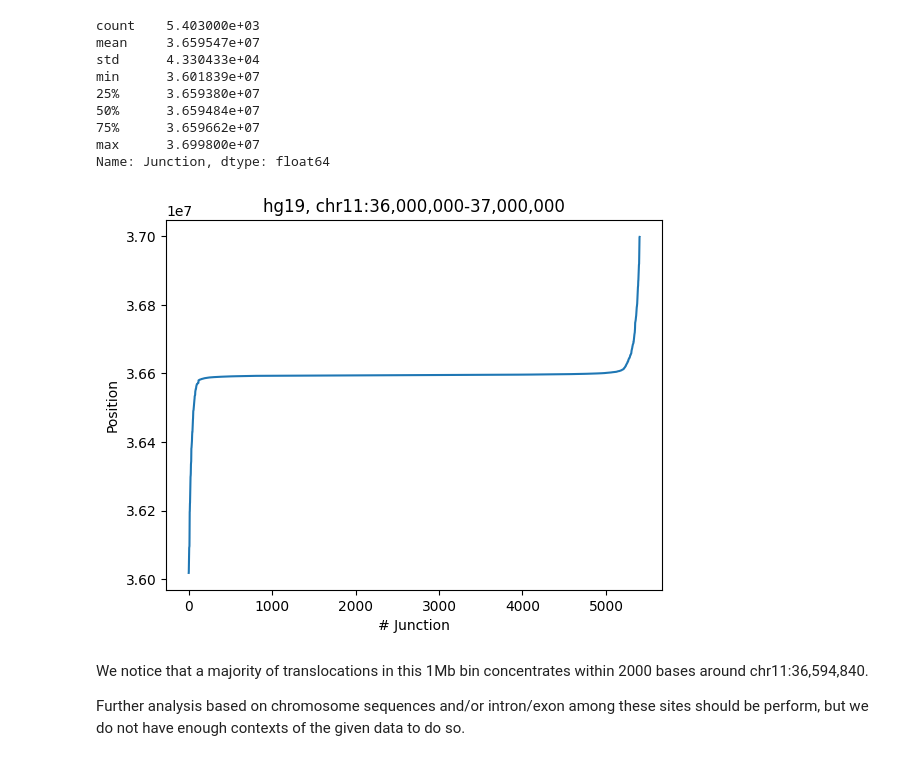
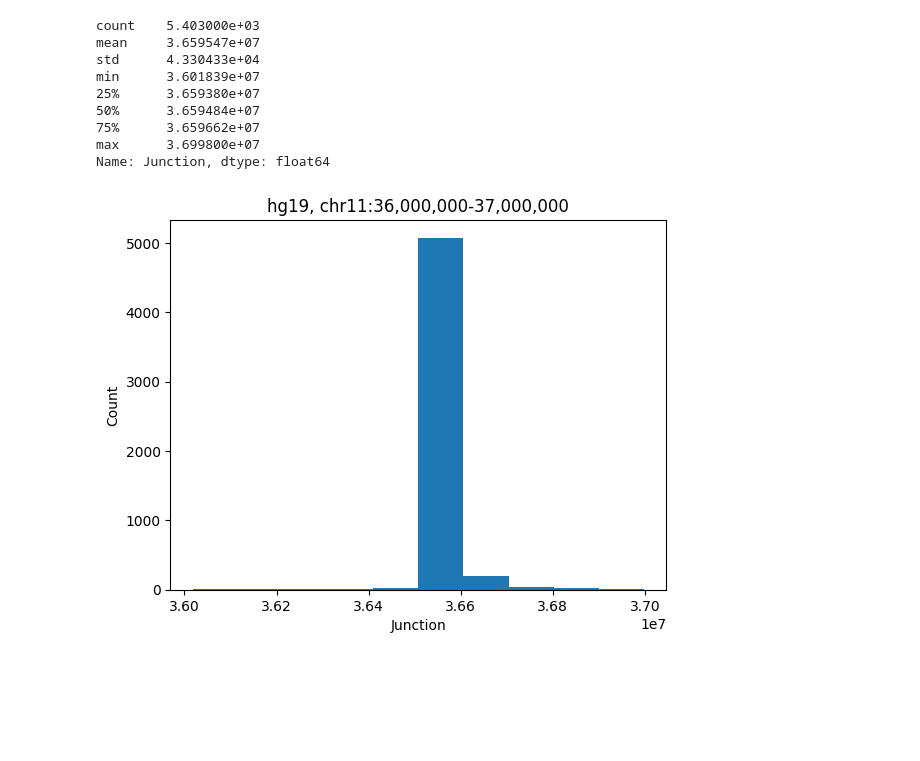
Before and after one commit to dnnguy23/translocation_sequence, a Jupyter notebook: analysis.ipynb, the cells around one changed output. Drawn from its saved outputs; the diff is of its cells as text; code cells hidden in the pictures; blank space fills up the shorter version.

Commit message:
finish bed count

```diff
--- a/analysis.ipynb
+++ b/analysis.ipynb
@@ -264,6 +270,6 @@ We continue examining the hotspot on chromosome 11 below.
 # %%
-hotpots = newdf[(newdf['Rname']  == 'chr11') & (newdf['bin'] == 36)]
-hotpots['Junction'].describe()
+hotspots = newdf[(newdf['Rname']  == 'chr11') & (newdf['bin'] == 36)]
+hotspots['Junction'].describe()
 # %% [output]
 count    5.403000e+03
 mean     3.659547e+07
@@ -275,14 +281,10 @@ min      3.601839e+07
 max      3.699800e+07
 Name: Junction, dtype: float64
 # %%
-plt.plot(np.arange(1, hotpots['Junction'].count()+1), hotpots['Junction'])
-plt.xlabel('# Junction')
-plt.ylabel('Position')
+plt.hist(hotspots['Junction'], bins=10)
+plt.xlabel('Junction')
+plt.ylabel('Count')
 plt.title('hg19, chr11:36,000,000-37,000,000')
 plt.show()
 # %% [output]
-[figure, old version]
+[figure, new version]
-# %% [markdown]
-We notice that a majority of translocations in this 1Mb bin concentrates within 2000 bases around chr11:36,594,840.
-
-Further analysis based on chromosome sequences and/or intron/exon among these sites should be perform, but we do not have enough contexts of the given data to do so.
```
Also changed, not shown: parts of 17 cells of this notebook, 7 other files.
